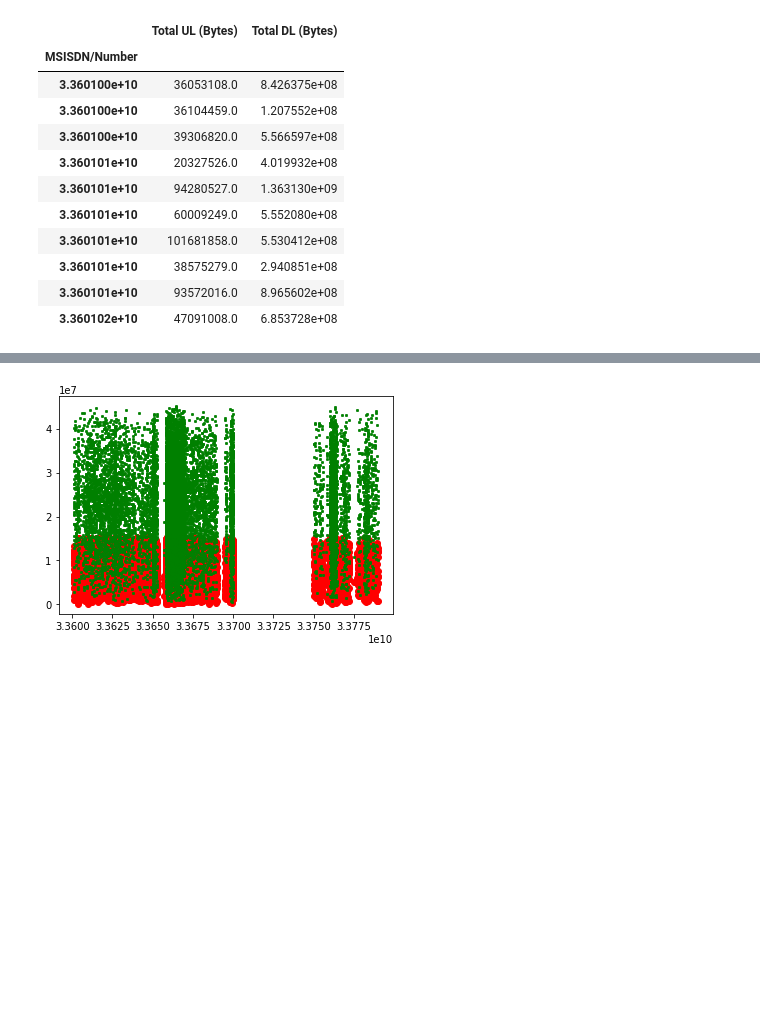
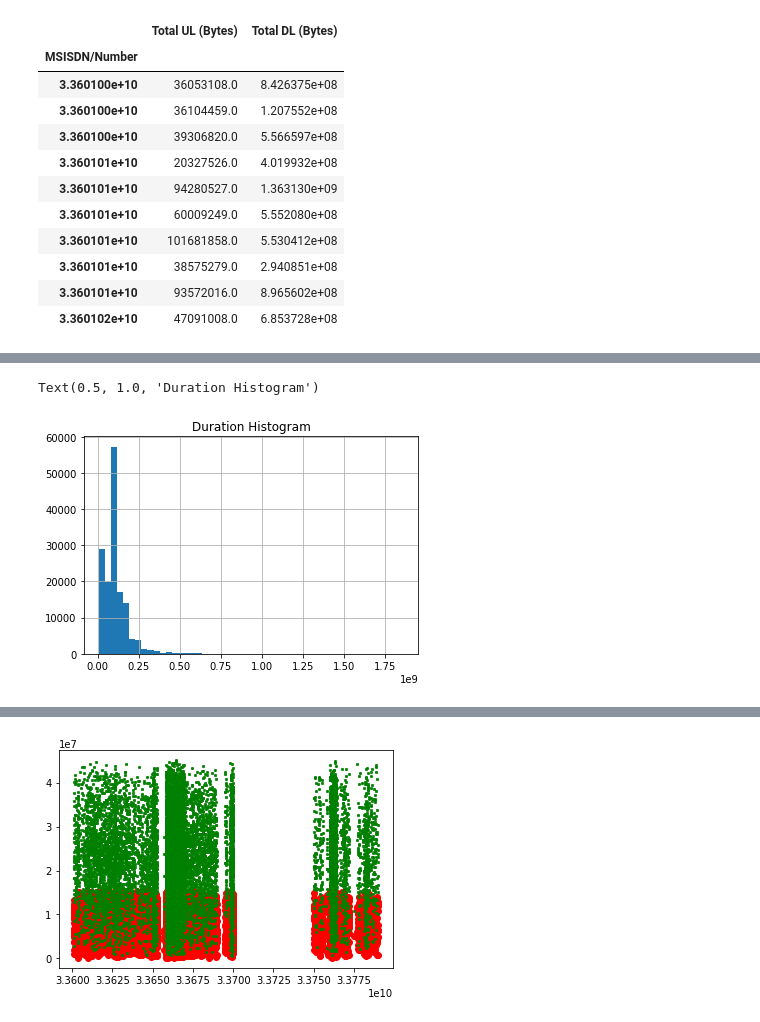
Before and after one commit to behigu/TellCo-Telecom-User-s-Data-Analysis, a Jupyter notebook: notebooks/Telco_telecom_user_data_analysis.ipynb, the cells around one changed output, grey strips where cells are left out. Saved outputs shown, nothing was run; the diff lists cells and outputs as text; code cells hidden in the pictures; blank space fills up the shorter version.

```diff
--- a/notebooks/Telco_telecom_user_data_analysis.ipynb
+++ b/notebooks/Telco_telecom_user_data_analysis.ipynb
@@ -417,0 +465,6 @@ TypeError: ignored
+# %%
+df_clean["Dur. (ms).1"].hist(bins = 50)
+plt.title("Duration Histogram")
+# %% [output]
+Text(0.5, 1.0, 'Duration Histogram')
+[figure, added]
```
Also changed, not shown: parts of 29 cells of this notebook.
